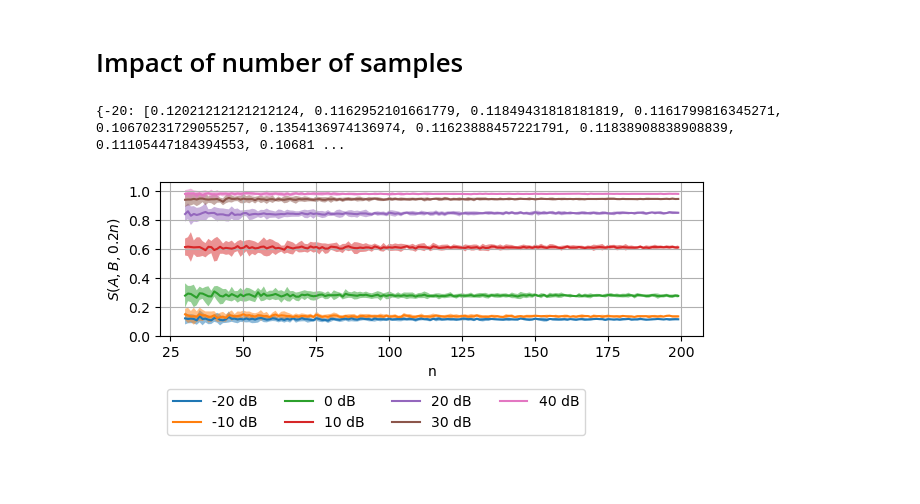
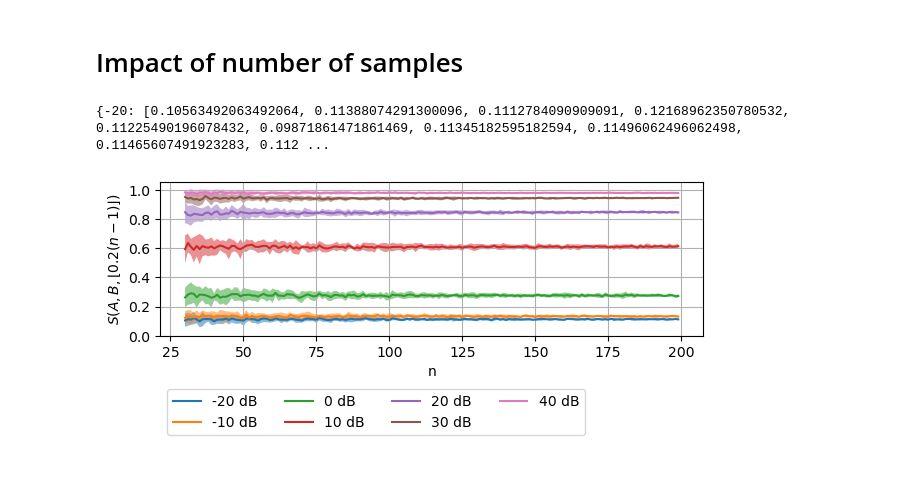
Before and after one commit to tiagoft/graph_structure, a Jupyter notebook: experiments/neurips2024/notebooks/theory_and_toy_problems.ipynb, the cells around one changed output. Cells and saved outputs as stored; diff of their text form; code cells hidden in the pictures.

```diff
--- a/experiments/neurips2024/notebooks/theory_and_toy_problems.ipynb
+++ b/experiments/neurips2024/notebooks/theory_and_toy_problems.ipynb
@@ -146,7 +146,7 @@ for snr in tqdm(snrs):
         for _ in range(n_repetitions):
             A = np.random.randn(n_samples, dim)
             B = A + alpha * np.random.randn(n_samples, dim)
-            k_ = int(k * n_samples)
+            k_ = int(k * (n_samples-1))
             s = gs.mean_neighborhood_similarity_from_points(A, B, k_)
             this_res.append(s)
         res[snr].append(np.mean(this_res))
@@ -154,29 +154,29 @@ for snr in tqdm(snrs):
 # %%
 print(res)
 # %% [output]
-{-20: [0.12021212121212124, 0.1162952101661779, 0.11849431818181819, 0.1161799816345271, 0.10670231729055257, 0.1354136974136974, 0.11623888457221791, 0.11838908838908839, 0.11105447184394553, 0.10681 ...
+{-20: [0.10563492063492064, 0.11388074291300096, 0.1112784090909091, 0.12168962350780532, 0.11225490196078432, 0.09871861471861469, 0.11345182595182594, 0.11496062496062498, 0.11465607491923283, 0.112 ...
 # %%
 
 plt.figure(figsize=(7, 2))
 labels = [f'{s} dB' for s in snrs]
 for idx, snr in enumerate(snrs):
     plt.plot(n_samples_list, res[snr], label=labels[idx])
     plt.fill_between(n_samples_list, np.array(res[snr])+2*np.array(stds[snr]), np.array(res[snr])-2*np.array(stds[snr]), alpha=0.5)
 
 #plt.plot(n, js, 'k:', label='Hypergeometric')
 
 plt.xlabel('n')
-plt.ylabel(f'$S(A,B,{k}n)$')
+plt.ylabel(f'$S(A,B,\lfloor {k}(n-1) \\rfloor)$')
 a = 0.2
 plt.yticks(np.arange(0, 1 + a, a))
 #plt.semilogx()
 plt.grid()
 plt.legend(ncols=4, loc='upper left', bbox_to_anchor=(0.0, -0.3))
 
 plt.savefig('sabk_variation_of_n.pdf', bbox_inches='tight')
 plt.show()
 # %% [output]
-[figure, old version]
+[figure, new version]
 # %% [markdown]
 #
 # %% [markdown]
```
Also changed, not shown: parts of 8 cells of this notebook, 3 other files.
